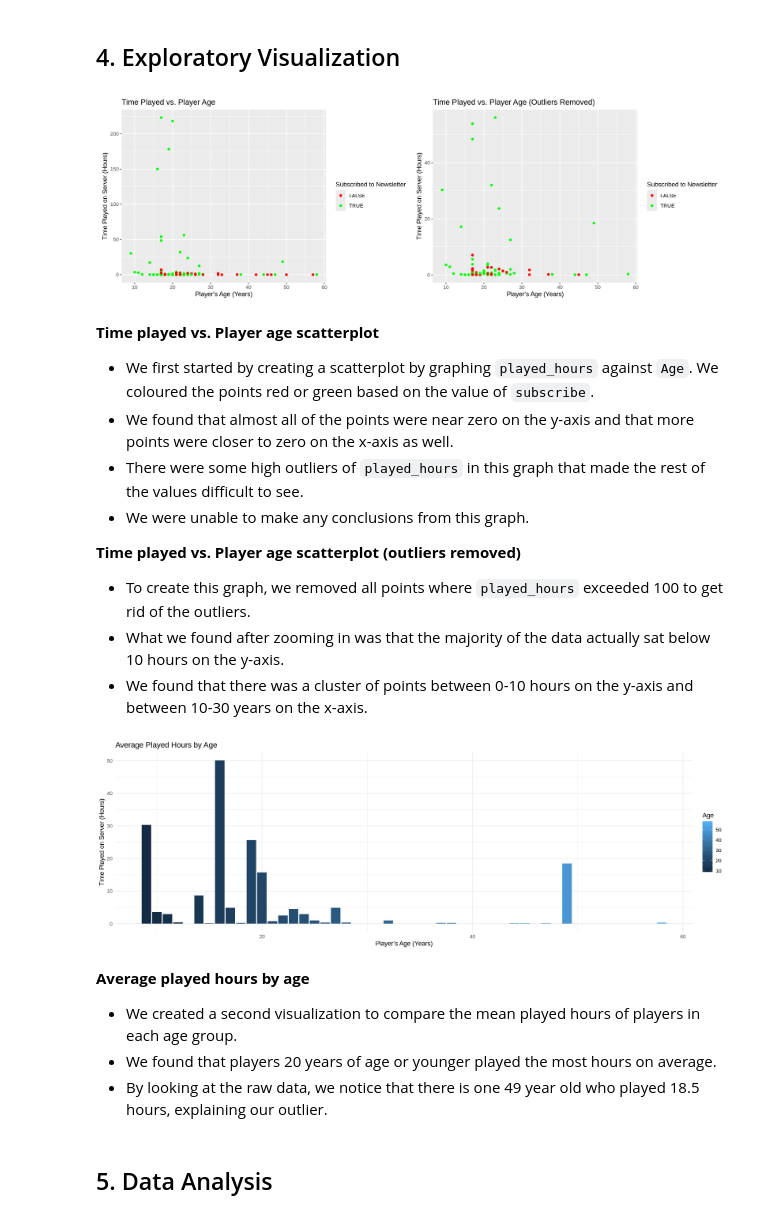
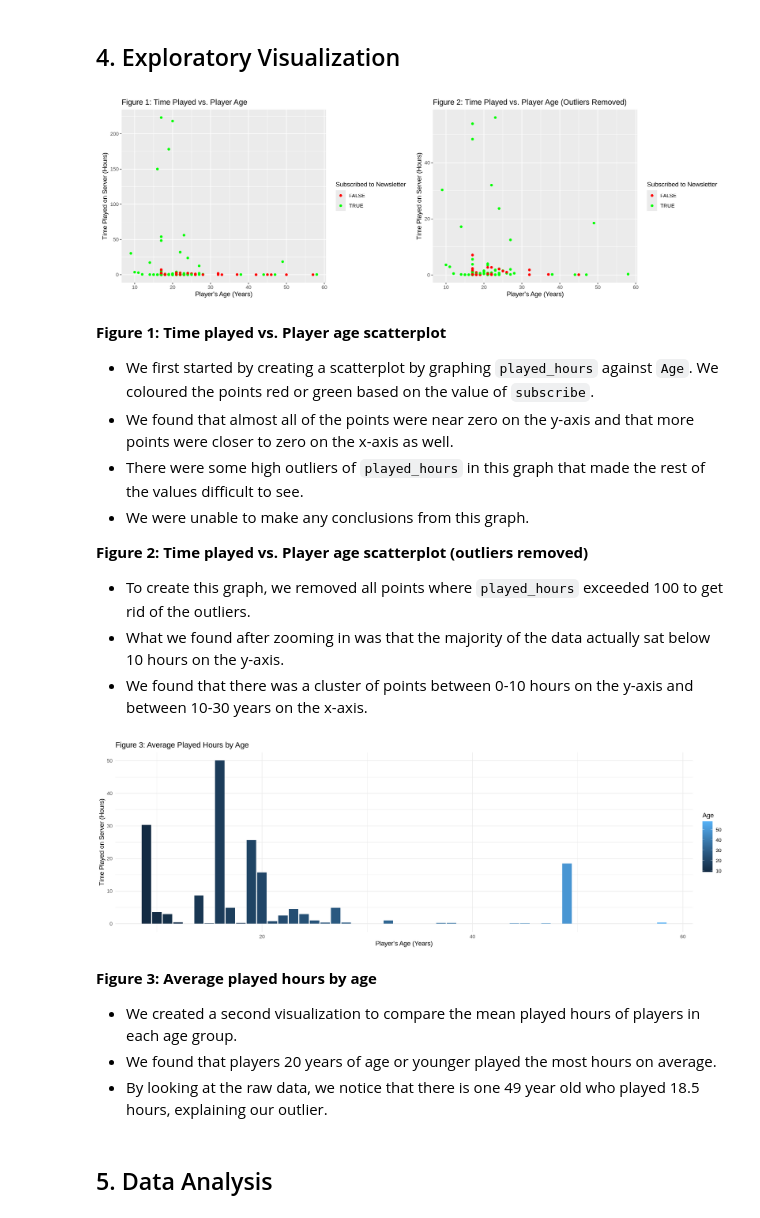
Before and after one commit to vichen15/dsci100-004-30-final-project, a Jupyter notebook: dsci100-004-30-final-project.ipynb, the cells around one changed output. Drawn from its saved outputs; the diff is of its cells as text; code cells hidden in the pictures.

Commit message:
Added figure numbers

```diff
--- a/dsci100-004-30-final-project.ipynb
+++ b/dsci100-004-30-final-project.ipynb
@@ -145,44 +145,44 @@ library(patchwork)
 # Remove NA values from data
 players <- players |>
   filter(!is.na(Age), !is.na(played_hours))
 
 # Graph the relationship between time played, player age, and subscription status
 time_age_1 <- players |>
   ggplot(aes(x = Age, y = played_hours, color = subscribe)) +
   geom_point() +
-    labs(title = "Time Played vs. Player Age",
+    labs(title = "Figure 1: Time Played vs. Player Age",
        x = "Player's Age (Years)",
        y = "Time Played on Server (Hours)",
        color = "Subscribed to Newsletter") +
   scale_color_manual(values = c("red", "green"))
 
 # Remove extreme outliers from the data
 played_hours_trimmed <- players |>
   filter(played_hours <= 100) |>
   filter(played_hours > 0)
 
 # Graph the relationship again with the trimmed data
 time_age_2 <- played_hours_trimmed |>
   ggplot(aes(x = Age, y = played_hours, color = subscribe)) +
   geom_point() +
-    labs(title = "Time Played vs. Player Age (Outliers Removed)",
+    labs(title = "Figure 2: Time Played vs. Player Age (Outliers Removed)",
        x = "Player's Age (Years)",
        y = "Time Played on Server (Hours)",
        color = "Subscribed to Newsletter") +
   scale_color_manual(values = c("red", "green"))
 
 # Print graphs side-by-side
 time_age_1 + time_age_2
 # %% [output]
-[figure, old version]
+[figure, new version]
 # %% [markdown]
-**Time played vs. Player age scatterplot**
+**Figure 1: Time played vs. Player age scatterplot**
 - We first started by creating a scatterplot by graphing `played_hours` against `Age`. We coloured the points red or green based on the value of `subscribe`.
 - We found that almost all of the points were near zero on the y-axis and that more points were closer to zero on the x-axis as well.
 - There were some high outliers of `played_hours` in this graph that made the rest of the values difficult to see.
 - We were unable to make any conclusions from this graph.
 
-**Time played vs. Player age scatterplot (outliers removed)**
+**Figure 2: Time played vs. Player age scatterplot (outliers removed)**
 - To create this graph, we removed all points where `played_hours` exceeded 100 to get rid of the outliers.
 - What we found after zooming in was that the majority of the data actually sat below 10 hours on the y-axis.
 - We found that there was a cluster of points between 0-10 hours on the y-axis and between 10-30 years on the x-axis.
@@ -192,14 +192,14 @@ time_age_3 <- ggplot(players, aes(x = Age, y = played_hours, fill = Age)) +
   labs(
     x = "Player's Age (Years)",
     y = "Time Played on Server (Hours)",
-    title = "Average Played Hours by Age"
+    title = "Figure 3: Average Played Hours by Age"
   ) +
   theme_minimal()
 time_age_3
 # %% [output]
-[figure, old version]
+[figure, new version]
 # %% [markdown]
-**Average played hours by age**
+**Figure 3: Average played hours by age**
 - We created a second visualization to compare the mean played hours of players in each age group.
 - We found that players 20 years of age or younger played the most hours on average.
 - By looking at the raw data, we notice that there is one 49 year old who played 18.5 hours, explaining our outlier.
```
Also changed, not shown: parts of 3 cells of this notebook.
